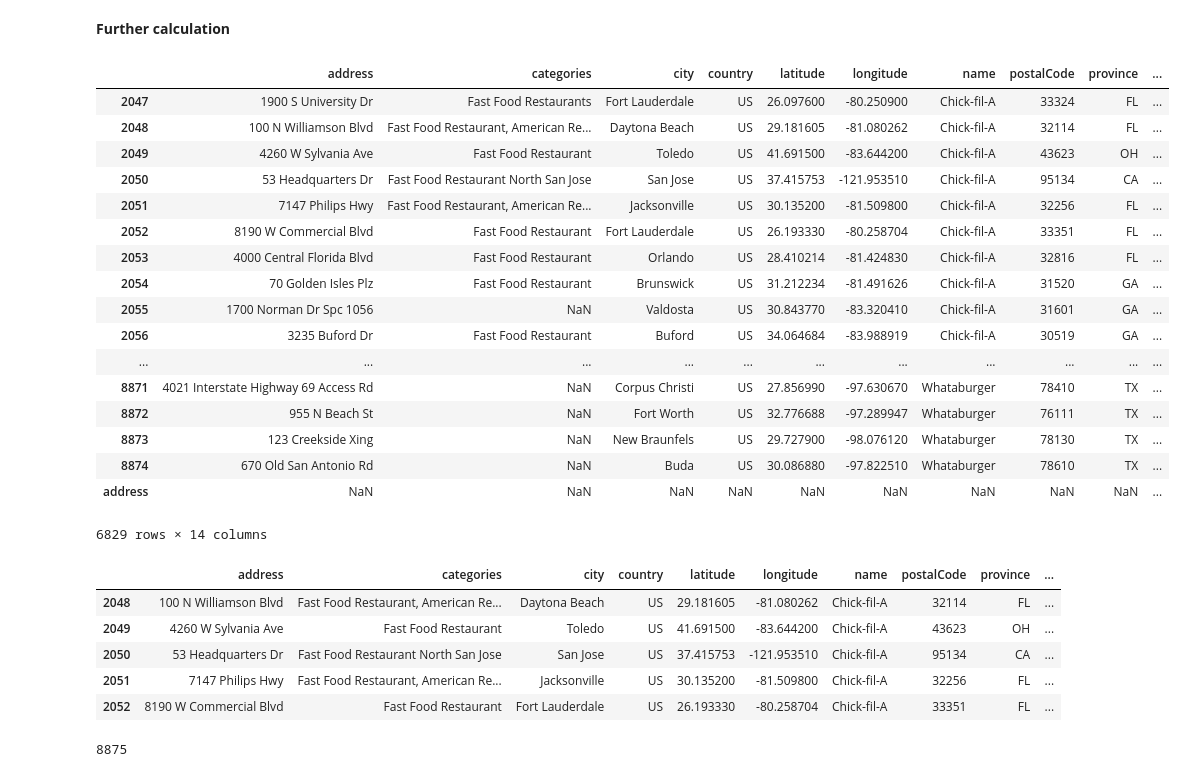
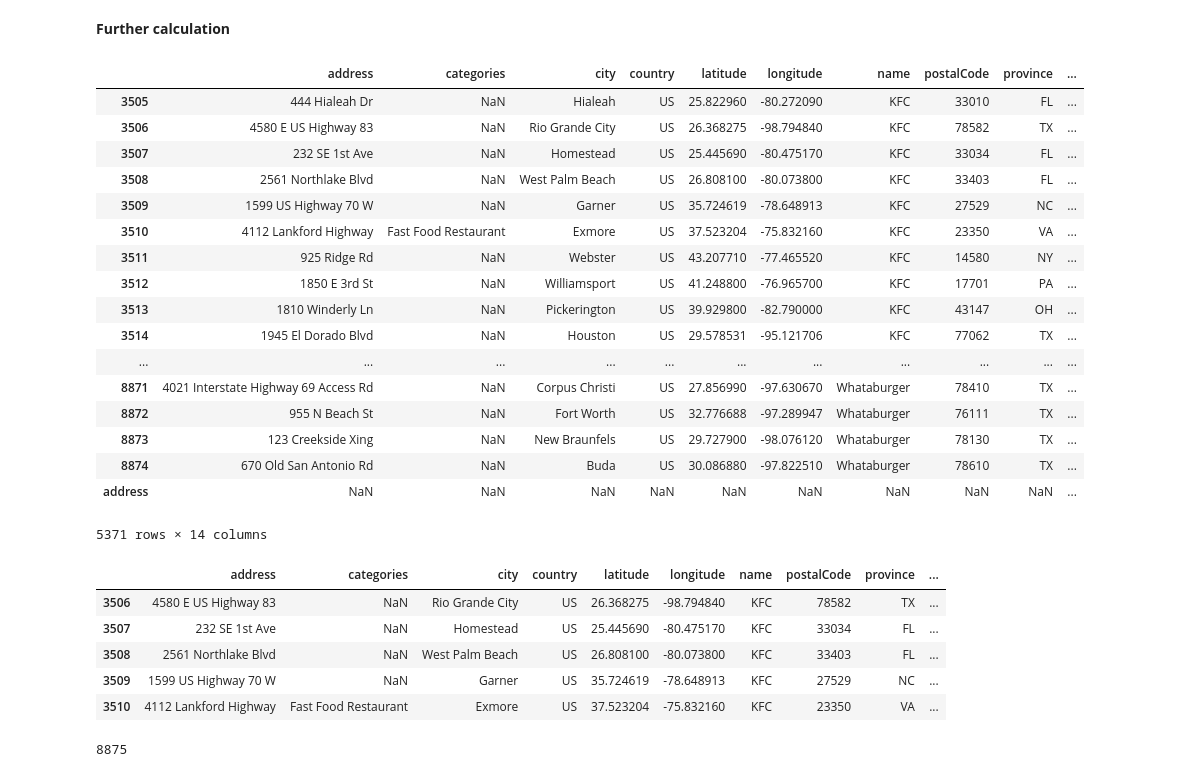
Before and after one commit to dhruvip/Coursera_Capstone, a Jupyter notebook: Untitled.ipynb, the cells around one changed output. Drawn from its saved outputs; the diff is of its cells as text; code cells hidden in the pictures.

```diff
--- a/Untitled.ipynb
+++ b/Untitled.ipynb
@@ -328,39 +328,39 @@ whuut = pd.DataFrame(whuut)
 whuut.T.to_csv('test.csv', index=False, sep=',',header=False, index_label=None, mode='a')
 print(pd.__version__)
 # %%
-df_top25[2047:]
+df_top25[3505:]
 # %% [output]
 |  | address | categories | city | country | latitude | longitude | name | postalCode | province | ... |
-| 2047 | 1900 S University Dr | Fast Food Restaurants | Fort Lauderdale | US | 26.097600 | -80.250900 | Chick-fil-A | 33324 | FL | ... |
-| 2048 | 100 N Williamson Blvd | Fast Food Restaurant, American Re... | Daytona Beach | US | 29.181605 | -81.080262 | Chick-fil-A | 32114 | FL | ... |
-| 2049 | 4260 W Sylvania Ave | Fast Food Restaurant | Toledo | US | 41.691500 | -83.644200 | Chick-fil-A | 43623 | OH | ... |
-| 2050 | 53 Headquarters Dr | Fast Food Restaurant North San Jose | San Jose | US | 37.415753 | -121.953510 | Chick-fil-A | 95134 | CA | ... |
-| 2051 | 7147 Philips Hwy | Fast Food Restaurant, American Re... | Jacksonville | US | 30.135200 | -81.509800 | Chick-fil-A | 32256 | FL | ... |
-| 2052 | 8190 W Commercial Blvd | Fast Food Restaurant | Fort Lauderdale | US | 26.193330 | -80.258704 | Chick-fil-A | 33351 | FL | ... |
-| 2053 | 4000 Central Florida Blvd | Fast Food Restaurant | Orlando | US | 28.410214 | -81.424830 | Chick-fil-A | 32816 | FL | ... |
-| 2054 | 70 Golden Isles Plz | Fast Food Restaurant | Brunswick | US | 31.212234 | -81.491626 | Chick-fil-A | 31520 | GA | ... |
-| 2055 | 1700 Norman Dr Spc 1056 | NaN | Valdosta | US | 30.843770 | -83.320410 | Chick-fil-A | 31601 | GA | ... |
-| 2056 | 3235 Buford Dr | Fast Food Restaurant | Buford | US | 34.064684 | -83.988919 | Chick-fil-A | 30519 | GA | ... |
+| 3505 | 444 Hialeah Dr | NaN | Hialeah | US | 25.822960 | -80.272090 | KFC | 33010 | FL | ... |
+| 3506 | 4580 E US Highway 83 | NaN | Rio Grande City | US | 26.368275 | -98.794840 | KFC | 78582 | TX | ... |
+| 3507 | 232 SE 1st Ave | NaN | Homestead | US | 25.445690 | -80.475170 | KFC | 33034 | FL | ... |
+| 3508 | 2561 Northlake Blvd | NaN | West Palm Beach | US | 26.808100 | -80.073800 | KFC | 33403 | FL | ... |
+| 3509 | 1599 US Highway 70 W | NaN | Garner | US | 35.724619 | -78.648913 | KFC | 27529 | NC | ... |
+| 3510 | 4112 Lankford Highway | Fast Food Restaurant | Exmore | US | 37.523204 | -75.832160 | KFC | 23350 | VA | ... |
+| 3511 | 925 Ridge Rd | NaN | Webster | US | 43.207710 | -77.465520 | KFC | 14580 | NY | ... |
+| 3512 | 1850 E 3rd St | NaN | Williamsport | US | 41.248800 | -76.965700 | KFC | 17701 | PA | ... |
+| 3513 | 1810 Winderly Ln | NaN | Pickerington | US | 39.929800 | -82.790000 | KFC | 43147 | OH | ... |
+| 3514 | 1945 El Dorado Blvd | NaN | Houston | US | 29.578531 | -95.121706 | KFC | 77062 | TX | ... |
 | ... | ... | ... | ... | ... | ... | ... | ... | ... | ... | ... |
 | 8871 | 4021 Interstate Highway 69 Access Rd | NaN | Corpus Christi | US | 27.856990 | -97.630670 | Whataburger | 78410 | TX | ... |
 | 8872 | 955 N Beach St | NaN | Fort Worth | US | 32.776688 | -97.289947 | Whataburger | 76111 | TX | ... |
 | 8873 | 123 Creekside Xing | NaN | New Braunfels | US | 29.727900 | -98.076120 | Whataburger | 78130 | TX | ... |
 | 8874 | 670 Old San Antonio Rd | NaN | Buda | US | 30.086880 | -97.822510 | Whataburger | 78610 | TX | ... |
 | address | NaN | NaN | NaN | NaN | NaN | NaN | NaN | NaN | NaN | ... |
-6829 rows × 14 columns
+5371 rows × 14 columns
 # %%
 read_fsq_df = pd.read_csv('fsq_calls.csv')
 read_fsq_df.tail(10)
 # df_top25['api_call_made'] = False
-df_sliced = df_top25.iloc[2048:]
+df_sliced = df_top25.iloc[3506:]
 df_sliced.head()
 # %% [output]
 |  | address | categories | city | country | latitude | longitude | name | postalCode | province | ... |
-| 2048 | 100 N Williamson Blvd | Fast Food Restaurant, American Re... | Daytona Beach | US | 29.181605 | -81.080262 | Chick-fil-A | 32114 | FL | ... |
-| 2049 | 4260 W Sylvania Ave | Fast Food Restaurant | Toledo | US | 41.691500 | -83.644200 | Chick-fil-A | 43623 | OH | ... |
-| 2050 | 53 Headquarters Dr | Fast Food Restaurant North San Jose | San Jose | US | 37.415753 | -121.953510 | Chick-fil-A | 95134 | CA | ... |
-| 2051 | 7147 Philips Hwy | Fast Food Restaurant, American Re... | Jacksonville | US | 30.135200 | -81.509800 | Chick-fil-A | 32256 | FL | ... |
-| 2052 | 8190 W Commercial Blvd | Fast Food Restaurant | Fort Lauderdale | US | 26.193330 | -80.258704 | Chick-fil-A | 33351 | FL | ... |
+| 3506 | 4580 E US Highway 83 | NaN | Rio Grande City | US | 26.368275 | -98.794840 | KFC | 78582 | TX | ... |
+| 3507 | 232 SE 1st Ave | NaN | Homestead | US | 25.445690 | -80.475170 | KFC | 33034 | FL | ... |
+| 3508 | 2561 Northlake Blvd | NaN | West Palm Beach | US | 26.808100 | -80.073800 | KFC | 33403 | FL | ... |
+| 3509 | 1599 US Highway 70 W | NaN | Garner | US | 35.724619 | -78.648913 | KFC | 27529 | NC | ... |
+| 3510 | 4112 Lankford Highway | Fast Food Restaurant | Exmore | US | 37.523204 | -75.832160 | KFC | 23350 | VA | ... |
 # %%
 print(len(df_top25.index))
 # %% [output]
```
Also changed, not shown: parts of 6 cells of this notebook, 1 other file.
